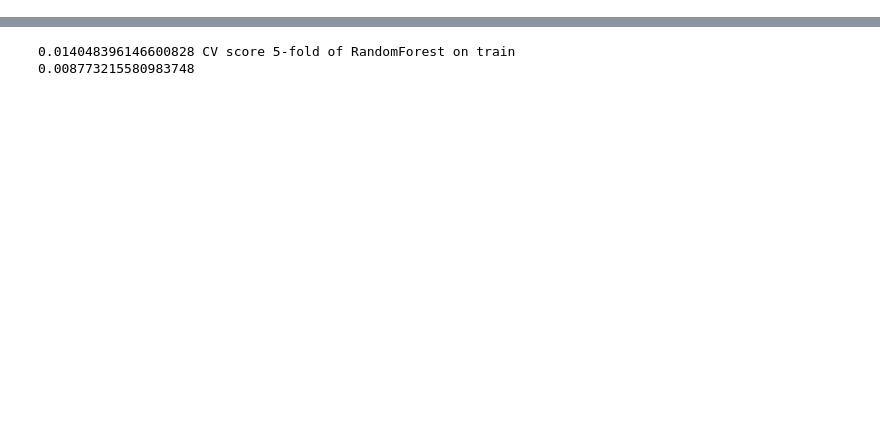
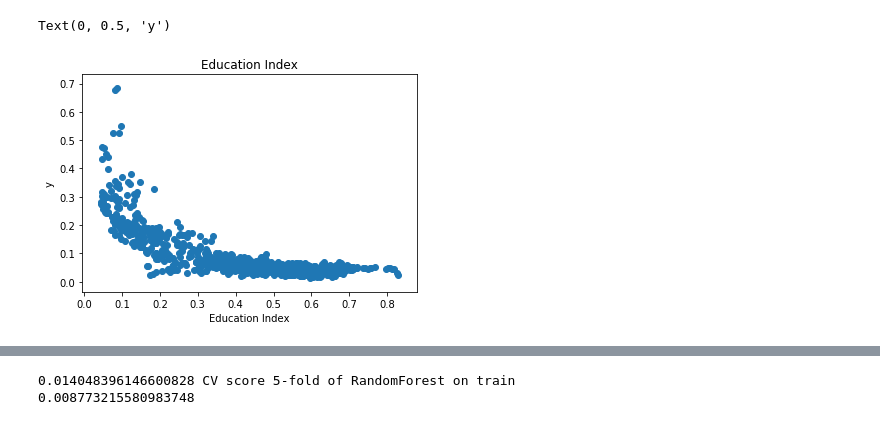
Before and after one commit to D1nay/prohack2020, a Jupyter notebook: Model selection.ipynb, the cells around one changed output, grey strips where cells are left out. Cells and saved outputs as stored; diff of their text form; code cells hidden in the pictures; blank space fills up the shorter version.

```diff
--- a/Model selection.ipynb
+++ b/Model selection.ipynb
@@ -20,2 +44,6 @@ numeric_data_indices.remove(1)
 # %%
 data_no_world = data[data['country'] != 'World']
+# %%
+data_mod = data.loc[:, ['year', 'country'] + index_columns + ['y']]
+# %%
+data_mod = data_mod.set_index(['year', 'country'])
@@ -21,0 +66,17 @@ data_no_world = data[data['country'] != 'World']
+# %%
+data_mod = data_mod.reset_index()
+# %%
+idx = pd.IndexSlice
+# %%
+import math
+i = 7
+x = data_mod.set_index(['year', 'country']).loc[idx[:, :], index_columns[i]]
+y = data_mod.set_index(['year', 'country']).loc[idx[:, :], 'y']
+
+plt.scatter(x, y)
+plt.title(data_mod.columns[i])
+plt.xlabel(data_mod.columns[i])
+plt.ylabel('y')
+# %% [output]
+Text(0, 0.5, 'y')
+[figure, added]
```
Also changed, not shown: parts of 38 cells of this notebook, 3 other files.
